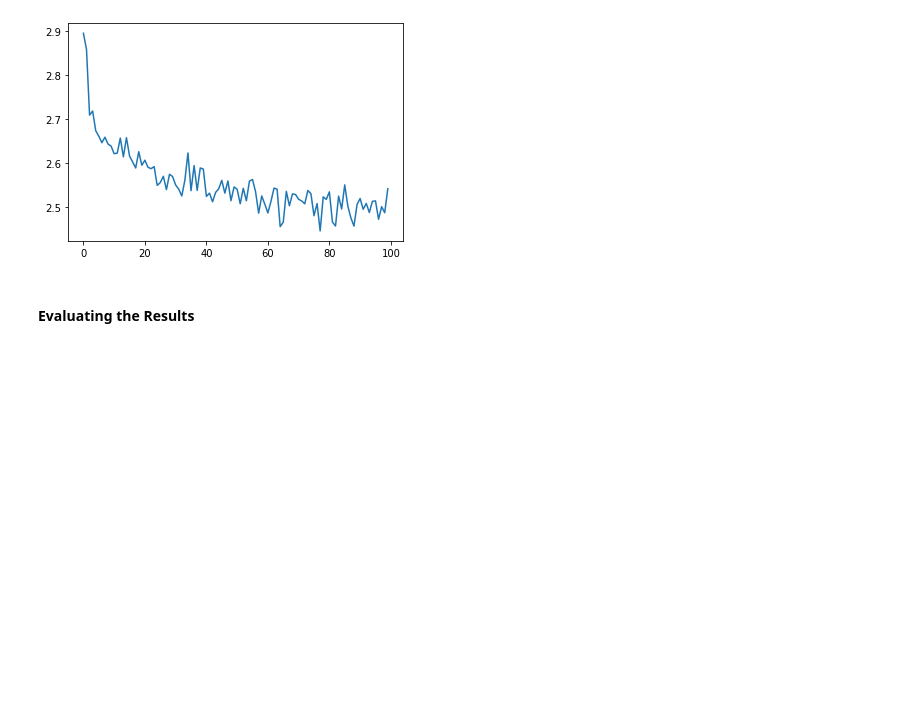
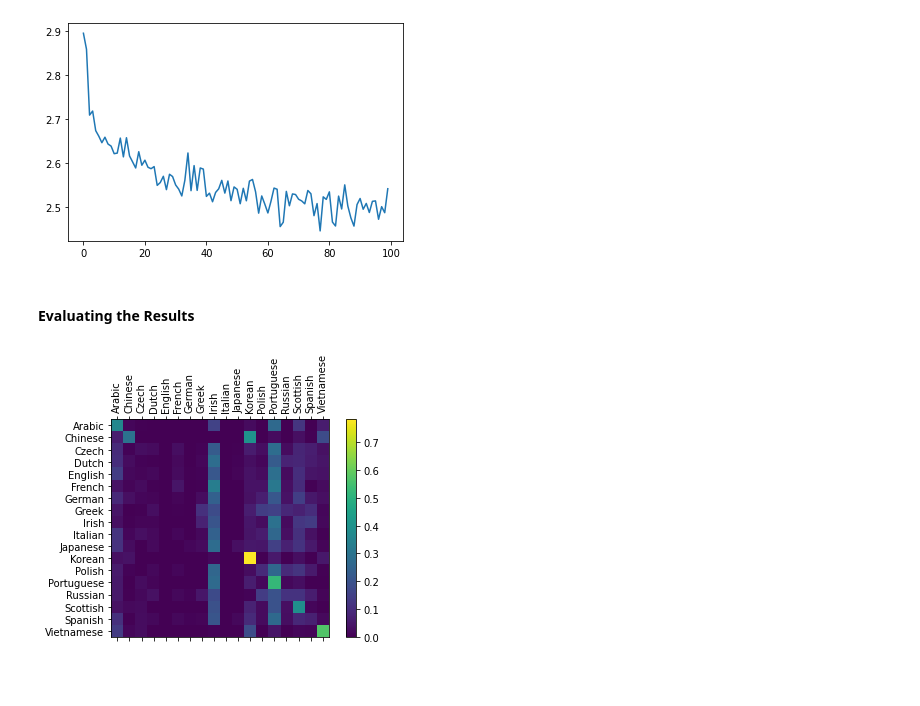
Before and after one commit to el1247/PytorchTesting, a Jupyter notebook: Tutorials/PytorchTestText3-NLPCharacterLevelClassification.ipynb, the cells around one changed output. Cells and saved outputs as stored; diff of their text form; code cells hidden in the pictures; blank space fills up the shorter version.

```diff
--- a/Tutorials/PytorchTestText3-NLPCharacterLevelClassification.ipynb
+++ b/Tutorials/PytorchTestText3-NLPCharacterLevelClassification.ipynb
@@ -322,5 +322,38 @@ Training Losses
 [figure]
 # %% [markdown]
 #### Evaluating the Results
+# %%
+confusion = torch.zeros(n_categories, n_categories)
+n_confusion = 10000
+# %%
+def evaluate(line_tensor):
+    hidden = rnn.initHidden()
+
+    for i in range(line_tensor.size()[0]):
+        output, hidden = rnn(line_tensor[i], hidden)
+
+    return output
+# %%
+for i in range(n_confusion): #go through examples and record correct
+    category, line, category_tensor, line_tensor = randomTrainingExample()
+    output = evaluate(line_tensor)
+    guess, guess_i = categoryFromOutput(output)
+    category_i = all_categories.index(category)
+    confusion[category_i][guess_i] += 1
+
+for i in range(n_categories): #Normalize rows by their sum
+    confusion[i] /= confusion[i].sum()
+# %%
+fig = plt.figure()
+ax = fig.add_subplot(111)
+cax = ax.matshow(confusion.numpy())
+fig.colorbar(cax)
+ax.set_xticklabels([''] + all_categories, rotation=90)
+ax.set_yticklabels([''] + all_categories)
+ax.xaxis.set_major_locator(ticker.MultipleLocator(1))
+ax.yaxis.set_major_locator(ticker.MultipleLocator(1))
+plt.show()
+# %% [output]
+[figure, added]
 # %% [markdown]
 <br>
```
